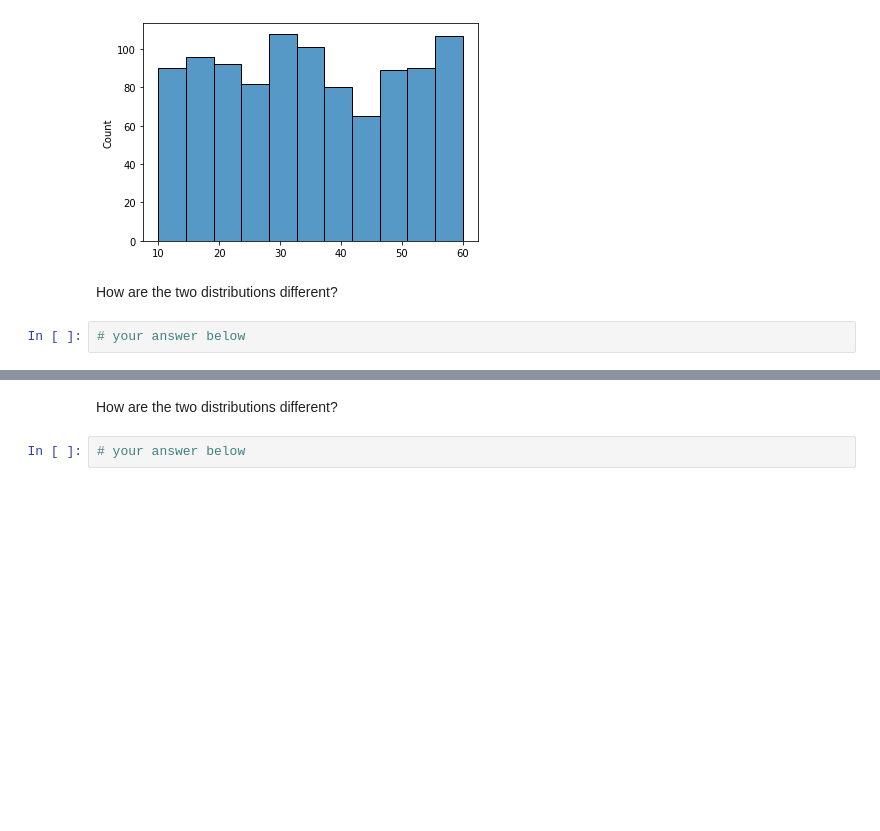
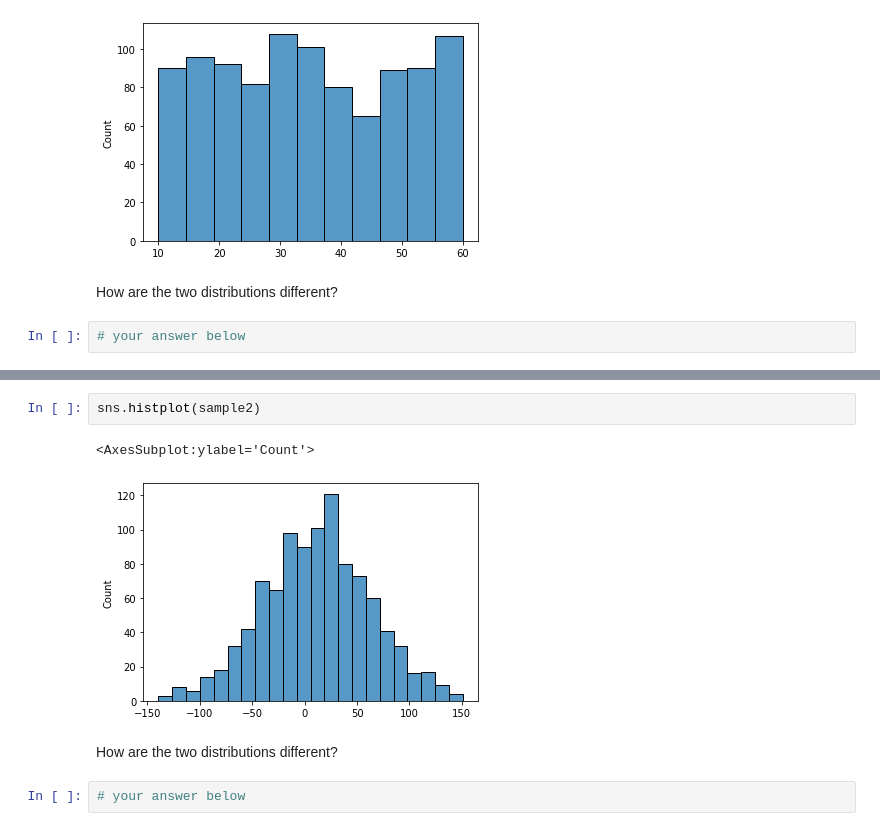
Before and after one commit to Ironhack-Data-Madrid-Enero-2021/lab-continuous-probability-distribution, a Jupyter notebook: your-code/main.ipynb, the cells around one changed output, grey strips where cells are left out. Cells and saved outputs as stored; diff of their text form; blank space fills up the shorter version.

```diff
--- a/your-code/main.ipynb
+++ b/your-code/main.ipynb
@@ -101,3 +124,8 @@ Expected output:
+# %%
+sns.histplot(sample2)
+# %% [output]
+<AxesSubplot:ylabel='Count'>
+[figure, added]
 # %% [markdown]
 How are the two distributions different?
 # %%
```
Also changed, not shown: parts of 25 cells of this notebook.
